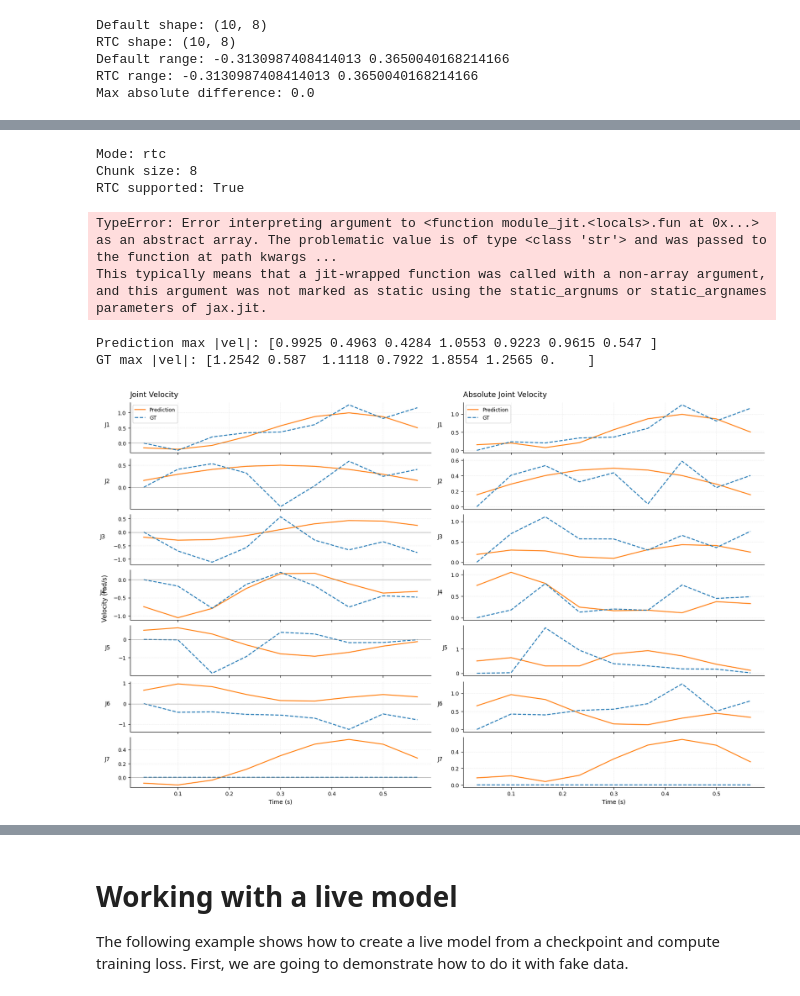
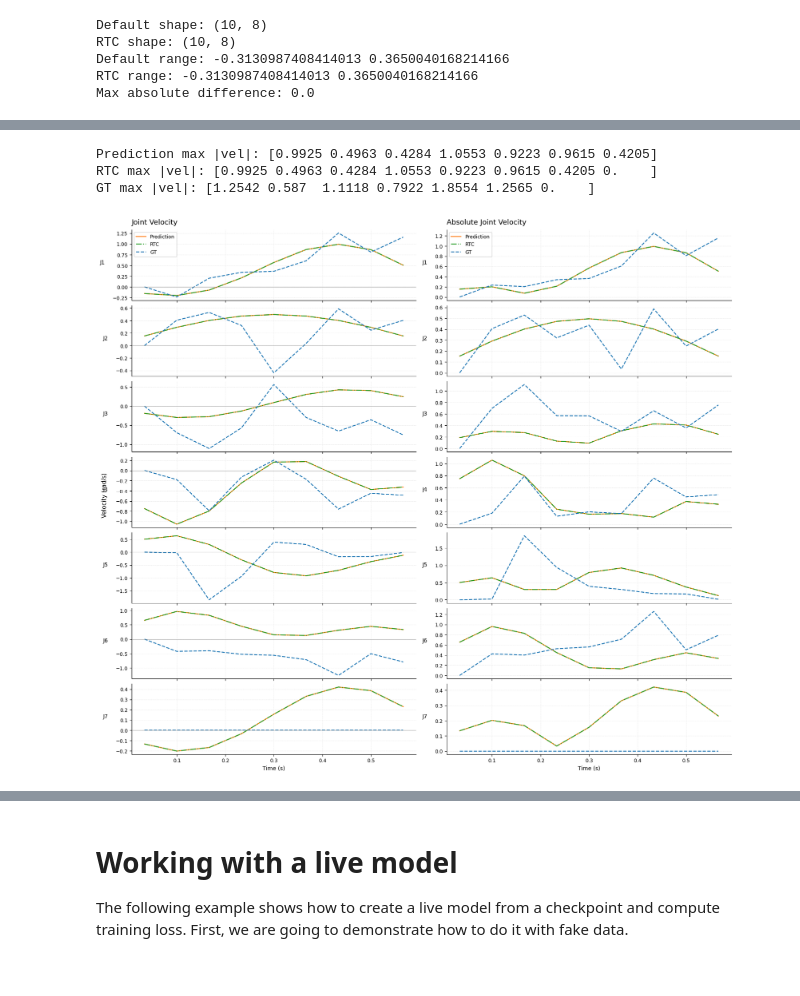
Before and after one commit to dongyu-hpc/openpi, a Jupyter notebook: examples/inference.ipynb, the cells around one changed output, grey strips where cells are left out. Saved outputs shown, nothing was run; the diff lists cells and outputs as text; code cells hidden in the pictures.

```diff
--- a/examples/inference.ipynb
+++ b/examples/inference.ipynb
@@ -558,6 +560,7 @@ for j in range(7):
     ax.plot(
         t, rtc_disp[:, j],
         color="tab:green",
+        linestyle="-.",
         linewidth=1.6,
         label="RTC Prediction"
     )
@@ -586,6 +589,7 @@ for j in range(7):
     ax.plot(
         t, acts_rtc[:, j],
         color="tab:green",
+        linestyle="-.",
         linewidth=1.6,
         label="RTC Prediction"
     )
@@ -672,44 +676,51 @@ RTC supported: True
 # %%
-print("Mode:", policy_rtc._generation_mode)
-print("Chunk size:", policy_rtc._rtc_chunk_size)
-print("RTC supported:", policy_rtc._rtc_supported)
+# print("Mode:", policy_rtc._generation_mode)
+# print("Chunk size:", policy_rtc._rtc_chunk_size)
+# print("RTC supported:", policy_rtc._rtc_supported)
 
-result_rtc = policy_rtc.infer(droid_obs)
+# result_rtc = policy_rtc.infer(droid_obs)
 
-print("Generation config:",
-      result_rtc["policy_info"]["generation_config"])
-print("RTC status:",
-      result_rtc["policy_info"]["rtc"])
+# print("Generation config:",
+#       result_rtc["policy_info"]["generation_config"])
+# print("RTC status:",
+#       result_rtc["policy_info"]["rtc"])
-# %% [output]
-Mode: rtc
-Chunk size: 8
-RTC supported: True
-TypeError: Error interpreting argument to <function module_jit.<locals>.fun at 0x...> as an abstract array. The problematic value is of type <class 'str'> and was passed to the function at path kwargs ...
-This typically means that a jit-wrapped function was called with a non-array argument, and this argument was not marked as static using the static_argnums or static_argnames parameters of jax.jit.
 # %%
 import numpy as np
 import matplotlib.pyplot as plt
 
 FPS = 15
 
+# RTC 预测动作
+rtc_acts = np.asarray(result_rtc["actions"])
+if rtc_acts.ndim == 3:
+    rtc_acts = rtc_acts[0]
+
 # Prediction 和 GT 使用相同的速度计算方法
 vel, t_vel = chunk_velocity(acts, fps=FPS, mode="position")
+rtc_vel, t_rtc_vel = chunk_velocity(
+    rtc_acts, fps=FPS, mode="position"
+)
 gt_vel, t_gt_vel = chunk_velocity(gt_acts, fps=FPS, mode="position")
 
 # 对齐长度
-n = min(len(vel), len(gt_vel), len(t_vel), len(t_gt_vel))
+n = min(
+    len(vel), len(rtc_vel), len(gt_vel),
+    len(t_vel), len(t_rtc_vel), len(t_gt_vel)
+)
 
 vel = vel[:n]
+rtc_vel = rtc_vel[:n]
 gt_vel = gt_vel[:n]
 t_vel = t_vel[:n]
 
 np.set_printoptions(precision=4, suppress=True)
 print("Prediction max |vel|:", np.abs(vel).max(axis=0))
+print("RTC max |vel|:", np.abs(rtc_vel).max(axis=0))
 print("GT max |vel|:", np.abs(gt_vel).max(axis=0))
 
 fig, axes = plt.subplots(
     7, 2,
-    figsize=(16, 10),
+    figsize=(16, 14),
     sharex="col",
     constrained_layout=True
 )
@@ -722,6 +733,11 @@ for j in range(vel.shape[1]):
         t_vel, vel[:, j],
         color="tab:orange", linewidth=1.6,
         label="Prediction"
+    )
+    ax.plot(
+        t_vel, rtc_vel[:, j],
+        color="tab:green", linestyle="-.", linewidth=1.6,
+        label="RTC"
     )
     ax.plot(
         t_vel, gt_vel[:, j],
@@ -740,36 +756,46 @@ for j in range(vel.shape[1]):
 
     ax.plot(
         t_vel, np.abs(vel[:, j]),
         color="tab:orange", linewidth=1.6,
         label="Prediction"
     )
     ax.plot(
+        t_vel, np.abs(rtc_vel[:, j]),
+        color="tab:green", linestyle="-.", linewidth=1.6,
+        label="RTC"
+    )
+    ax.plot(
         t_vel, np.abs(gt_vel[:, j]),
         color="tab:blue", linestyle="--", linewidth=1.6,
         label="GT"
     )
 
     ax.set_ylabel(f"J{j+1}", rotation=0, labelpad=18)
     ax.grid(True, linestyle="--", linewidth=0.5, alpha=0.3)
     ax.spines["top"].set_visible(False)
     ax.spines["right"].set_visible(False)
 
 axes[0, 0].set_title("Joint Velocity", loc="left", pad=10)
 axes[0, 1].set_title("Absolute Joint Velocity", loc="left", pad=10)
 
 axes[0, 0].legend(loc="best")
 axes[0, 1].legend(loc="best")
 
 axes[-1, 0].set_xlabel("Time (s)")
 axes[-1, 1].set_xlabel("Time (s)")
 
 fig.supylabel("Velocity (rad/s)", x=0.005)
-fig.savefig("joint_velocity_comparison.png", dpi=200, bbox_inches="tight")
+fig.savefig(
+    "joint_velocity_comparison_rtc.png",
+    dpi=200,
+    bbox_inches="tight"
+)
 plt.show()
 # %% [output]
-Prediction max |vel|: [0.9925 0.4963 0.4284 1.0553 0.9223 0.9615 0.547 ]
+Prediction max |vel|: [0.9925 0.4963 0.4284 1.0553 0.9223 0.9615 0.4205]
+RTC max |vel|: [0.9925 0.4963 0.4284 1.0553 0.9223 0.9615 0.4205 0.    ]
 GT max |vel|: [1.2542 0.587  1.1118 0.7922 1.8554 1.2565 0.    ]
-[figure, old version]
+[figure, new version]
 # %%
 import numpy as np
 import matplotlib.pyplot as plt
```
Also changed, not shown: parts of 14 cells of this notebook, 21 other files.
